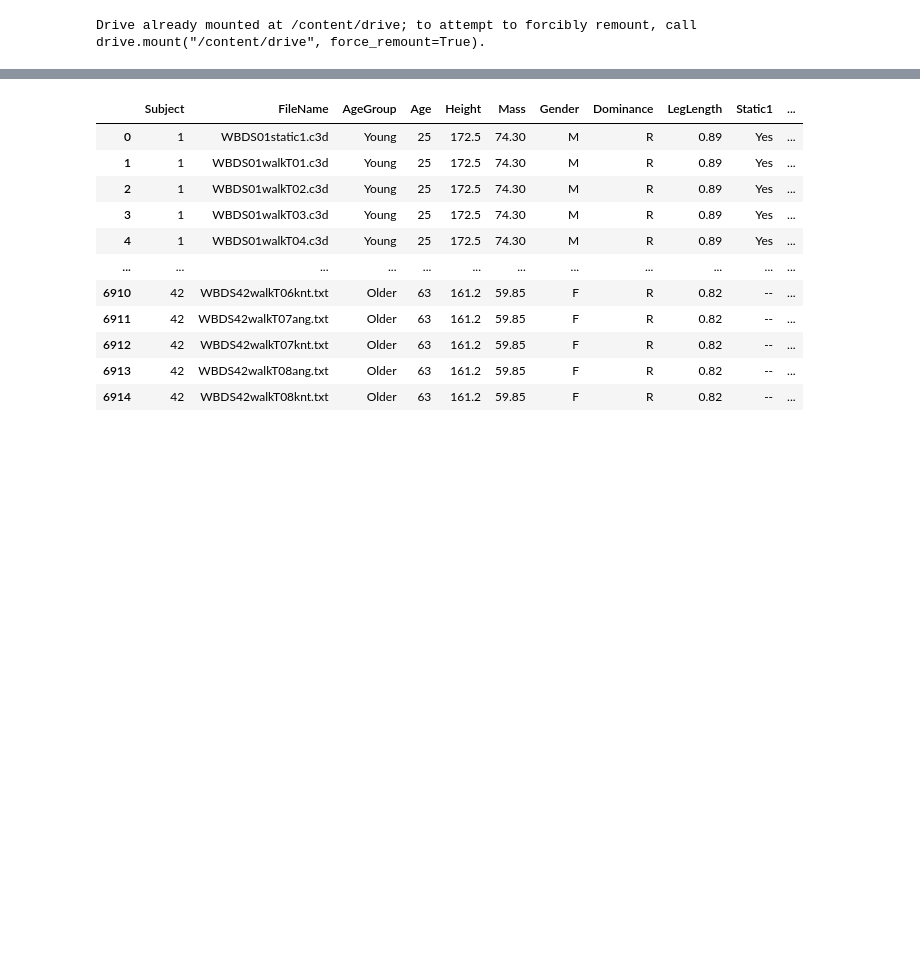
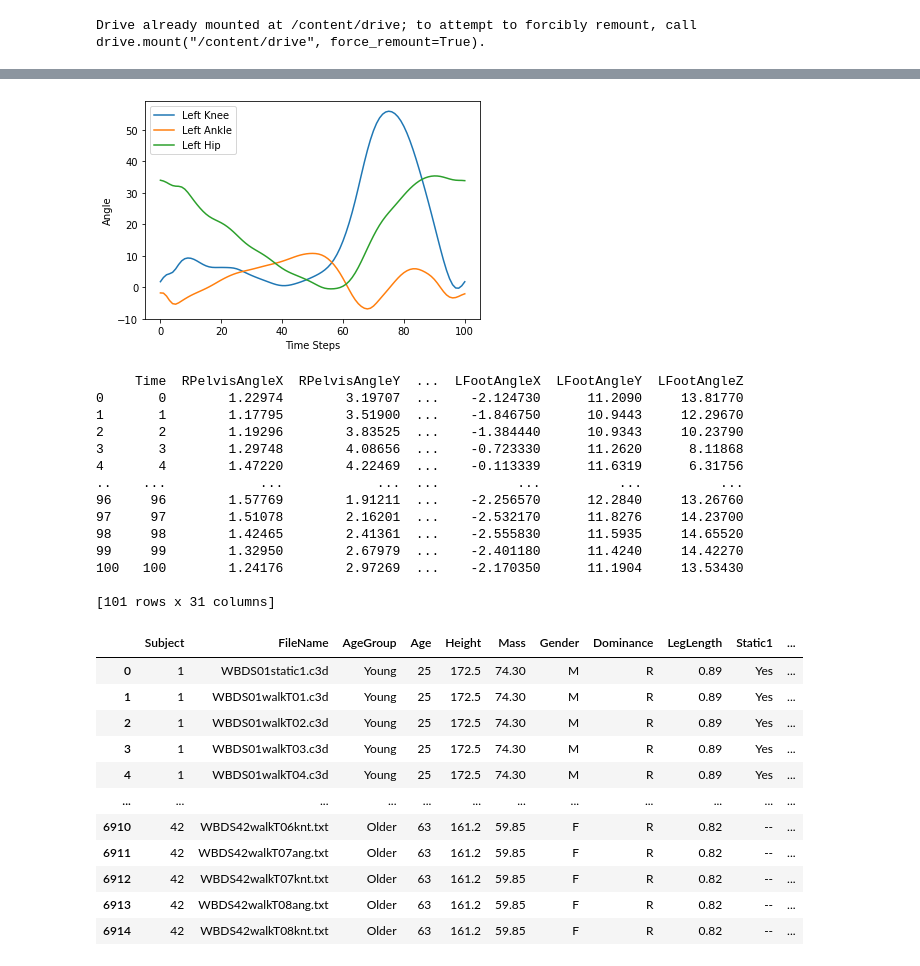
Before and after one commit to SadhnaBijrothiya/DL, a Jupyter notebook: DataCode_TM.ipynb, the cells around one changed output, grey strips where cells are left out. Saved outputs shown, nothing was run; the diff lists cells and outputs as text; code cells hidden in the pictures; blank space fills up the shorter version.

```diff
--- a/DataCode_TM.ipynb
+++ b/DataCode_TM.ipynb
@@ -61,3 +68,21 @@ Saving WBDSinfo.xlsx to WBDSinfo (1).xlsx
+# %%
+plotData(1,2)
+# %% [output]
+[figure, added]
+     Time  RPelvisAngleX  RPelvisAngleY  ...  LFootAngleX  LFootAngleY  LFootAngleZ
+0       0        1.22974        3.19707  ...    -2.124730      11.2090     13.81770
+1       1        1.17795        3.51900  ...    -1.846750      10.9443     12.29670
+2       2        1.19296        3.83525  ...    -1.384440      10.9343     10.23790
+3       3        1.29748        4.08656  ...    -0.723330      11.2620      8.11868
+4       4        1.47220        4.22469  ...    -0.113339      11.6319      6.31756
+..    ...            ...            ...  ...          ...          ...          ...
+96     96        1.57769        1.91211  ...    -2.256570      12.2840     13.26760
+97     97        1.51078        2.16201  ...    -2.532170      11.8276     14.23700
+98     98        1.42465        2.41361  ...    -2.555830      11.5935     14.65520
+99     99        1.32950        2.67979  ...    -2.401180      11.4240     14.42270
+100   100        1.24176        2.97269  ...    -2.170350      11.1904     13.53430
+
+[101 rows x 31 columns]
 # %%
 personalData = pd.read_excel(r"/content/WBDSinfo.xlsx", engine='openpyxl')
 # %%
```
Also changed, not shown: parts of 71 cells of this notebook.
